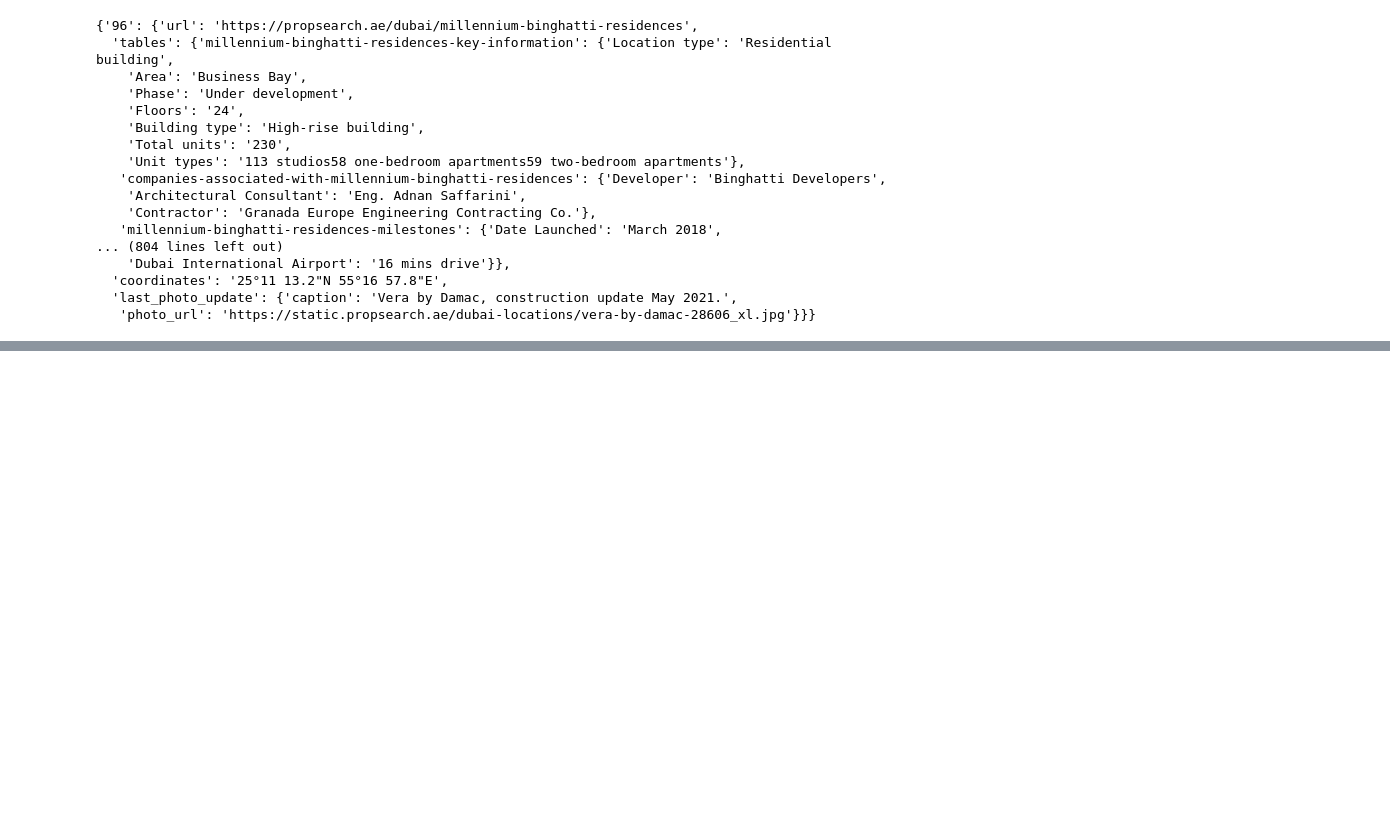
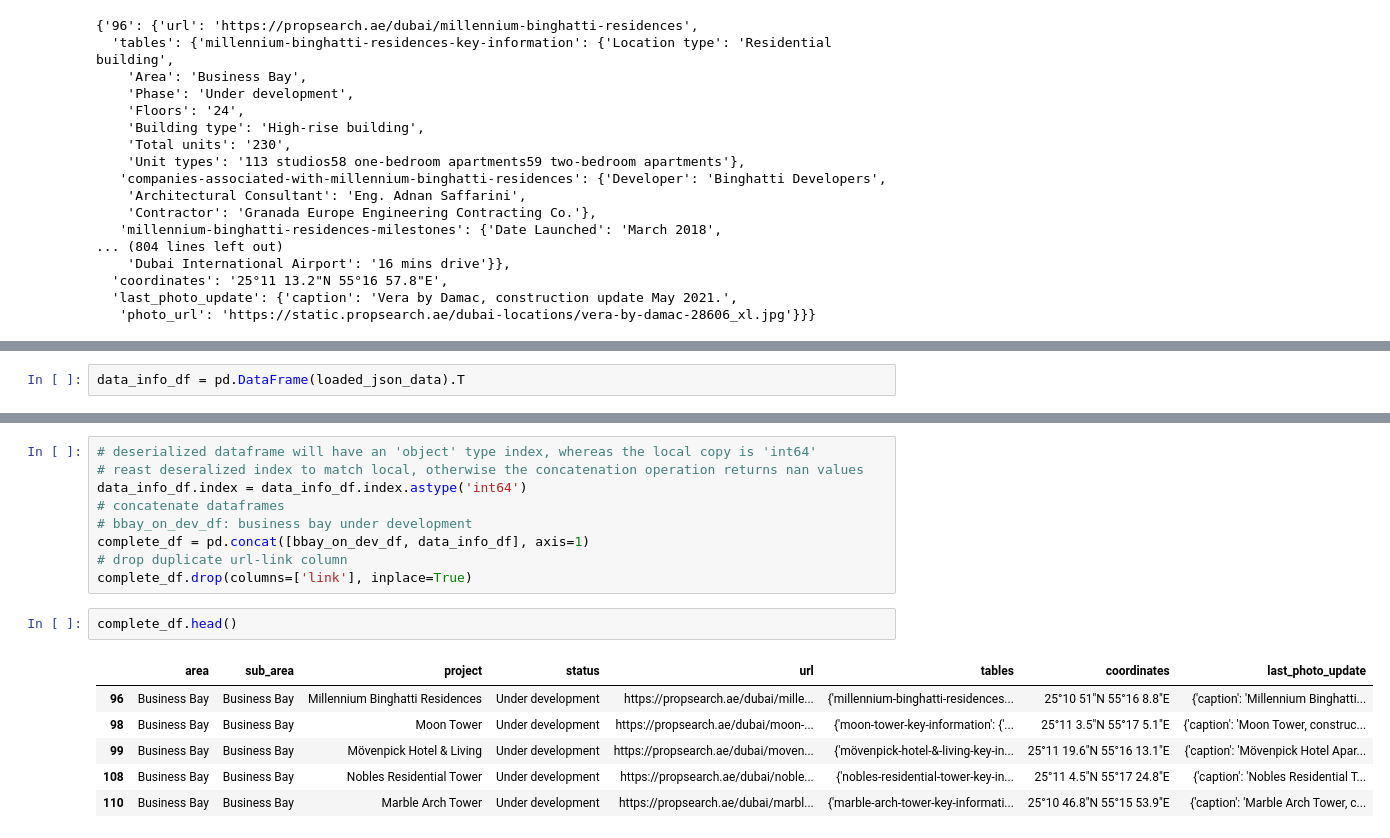
Before and after one commit to andresgtn/propsearch-dubai-areas, a Jupyter notebook: building-merge.ipynb, the cells around one changed output, grey strips where cells are left out. Saved outputs shown, nothing was run; the diff lists cells and outputs as text; blank space fills up the shorter version.

Commit message:
added dataframe construction with location and scrapped data merge

```diff
--- a/building-merge.ipynb
+++ b/building-merge.ipynb
@@ -333,0 +336,2 @@ loaded_json_data
+# %%
+data_info_df = pd.DataFrame(loaded_json_data).T
@@ -333,0 +344,18 @@ loaded_json_data
+# %%
+# deserialized dataframe will have an 'object' type index, whereas the local copy is 'int64'
+# reast deseralized index to match local, otherwise the concatenation operation returns nan values
+data_info_df.index = data_info_df.index.astype('int64')
+# concatenate dataframes
+# bbay_on_dev_df: business bay under development
+complete_df = pd.concat([bbay_on_dev_df, data_info_df], axis=1)
+# drop duplicate url-link column
+complete_df.drop(columns=['link'], inplace=True)
+# %%
+complete_df.head()
+# %% [output]
+|  | area | sub_area | project | status | url | tables | coordinates | last_photo_update |
+| 96 | Business Bay | Business Bay | Millennium Binghatti Residences | Under development | https://propsearch.ae/dubai/mille... | {'millennium-binghatti-residences... | 25°10 51"N 55°16 8.8"E | {'caption': 'Millennium Binghatti... |
+| 98 | Business Bay | Business Bay | Moon Tower | Under development | https://propsearch.ae/dubai/moon-... | {'moon-tower-key-information': {'... | 25°11 3.5"N 55°17 5.1"E | {'caption': 'Moon Tower, construc... |
+| 99 | Business Bay | Business Bay | Mövenpick Hotel & Living | Under development | https://propsearch.ae/dubai/moven... | {'mövenpick-hotel-&-living-key-in... | 25°11 19.6"N 55°16 13.1"E | {'caption': 'Mövenpick Hotel Apar... |
+| 108 | Business Bay | Business Bay | Nobles Residential Tower | Under development | https://propsearch.ae/dubai/noble... | {'nobles-residential-tower-key-in... | 25°11 4.5"N 55°17 24.8"E | {'caption': 'Nobles Residential T... |
+| 110 | Business Bay | Business Bay | Marble Arch Tower | Under development | https://propsearch.ae/dubai/marbl... | {'marble-arch-tower-key-informati... | 25°10 46.8"N 55°15 53.9"E | {'caption': 'Marble Arch Tower, c... |
```
Also changed, not shown: parts of 2 cells of this notebook.
